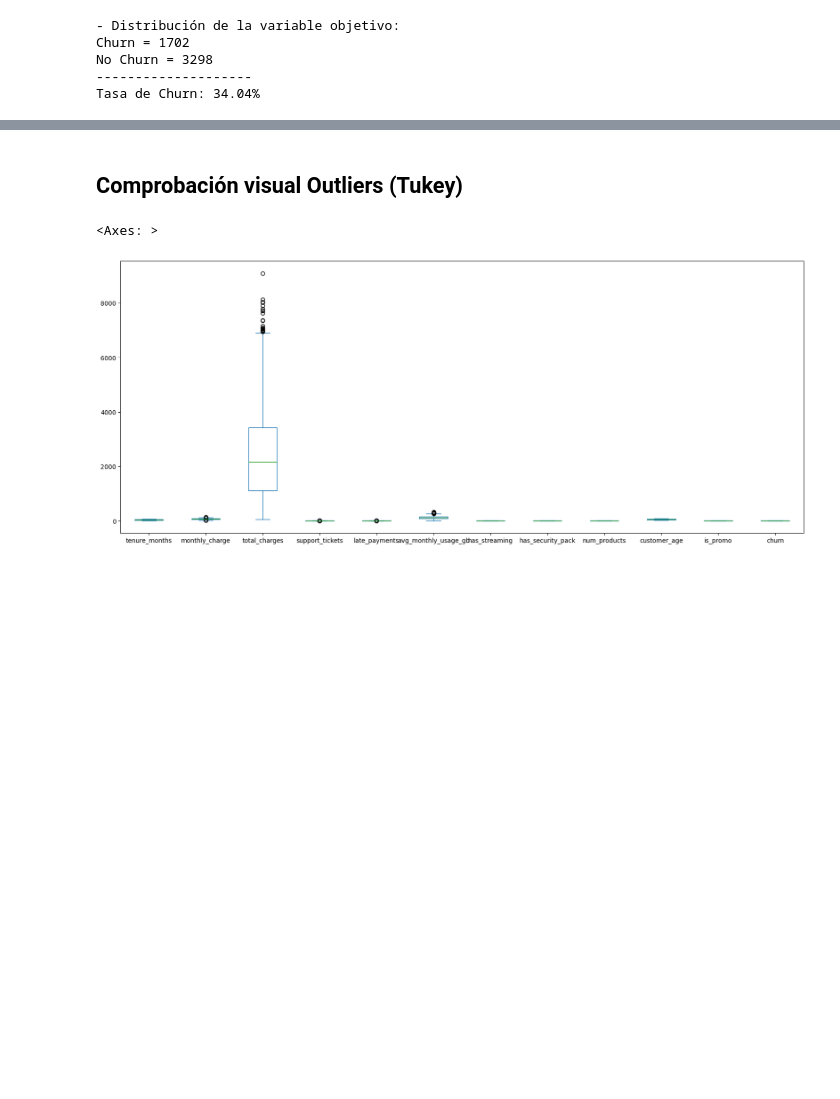
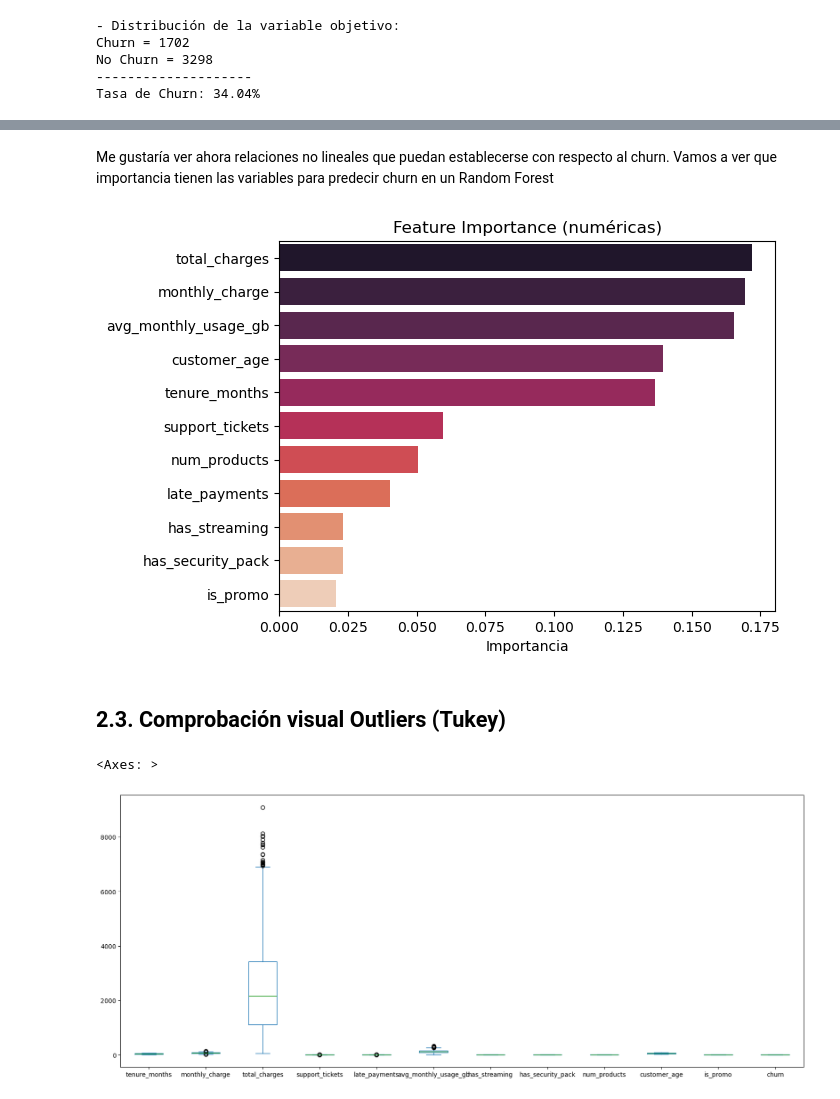
Before and after one commit to nicocarrero/proyecto_ml, a Jupyter notebook: notebooks/notebook.ipynb, the cells around one changed output, grey strips where cells are left out. Saved outputs shown, nothing was run; the diff lists cells and outputs as text; code cells hidden in the pictures; blank space fills up the shorter version.

```diff
--- a/notebooks/notebook.ipynb
+++ b/notebooks/notebook.ipynb
@@ -148,3 +281,31 @@ Bien, las clases estan desbalanceadas como cabe esperar en casos de churn
+# %% [markdown]
+Me gustaría ver ahora relaciones no lineales que puedan establecerse con respecto al churn. Vamos a ver que importancia tienen las variables para predecir churn en un Random Forest
+# %%
+from sklearn.ensemble import RandomForestClassifier
+import pandas as pd
+import seaborn as sns
+import matplotlib.pyplot as plt
+
+# solo numéricas
+X = df.select_dtypes(include='number').drop(columns='churn')
+y = df['churn']
+
+# modelo
+model = RandomForestClassifier(random_state=42)
+model.fit(X, y)
+
+# importance
+imp = pd.Series(model.feature_importances_, index=X.columns)\
+        .sort_values(ascending=False)
+
+# gráfico
+sns.barplot(x=imp.values, y=imp.index, hue=imp.index, palette='rocket', legend=False)
+plt.title("Feature Importance (numéricas)")
+plt.xlabel("Importancia")
+plt.ylabel("")
+plt.show()
+# %% [output]
+[figure, added]
 # %% [markdown]
-## Comprobación visual Outliers (Tukey)
+## 2.3. Comprobación visual Outliers (Tukey)
 # %%
```
Also changed, not shown: parts of 64 cells of this notebook.
